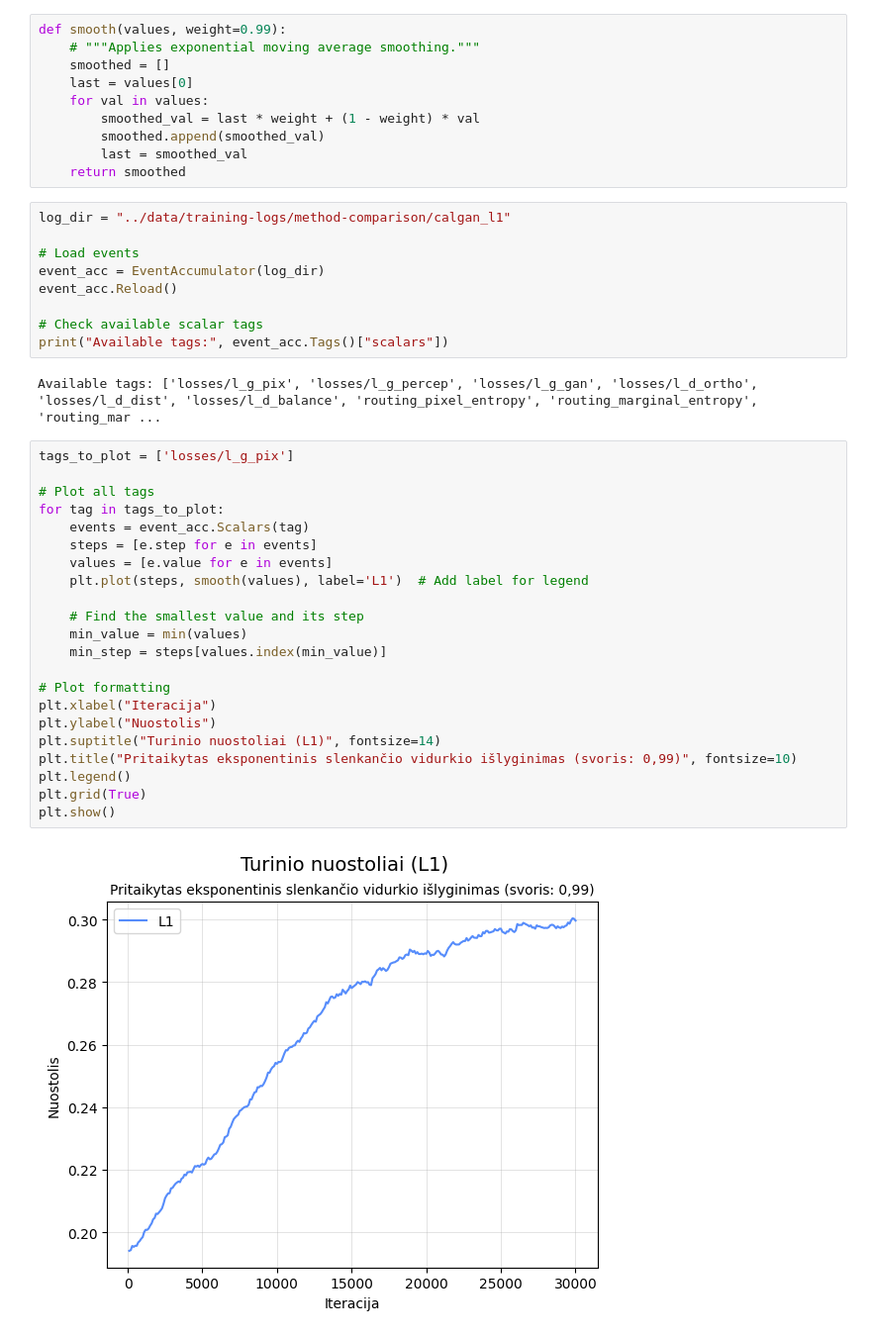
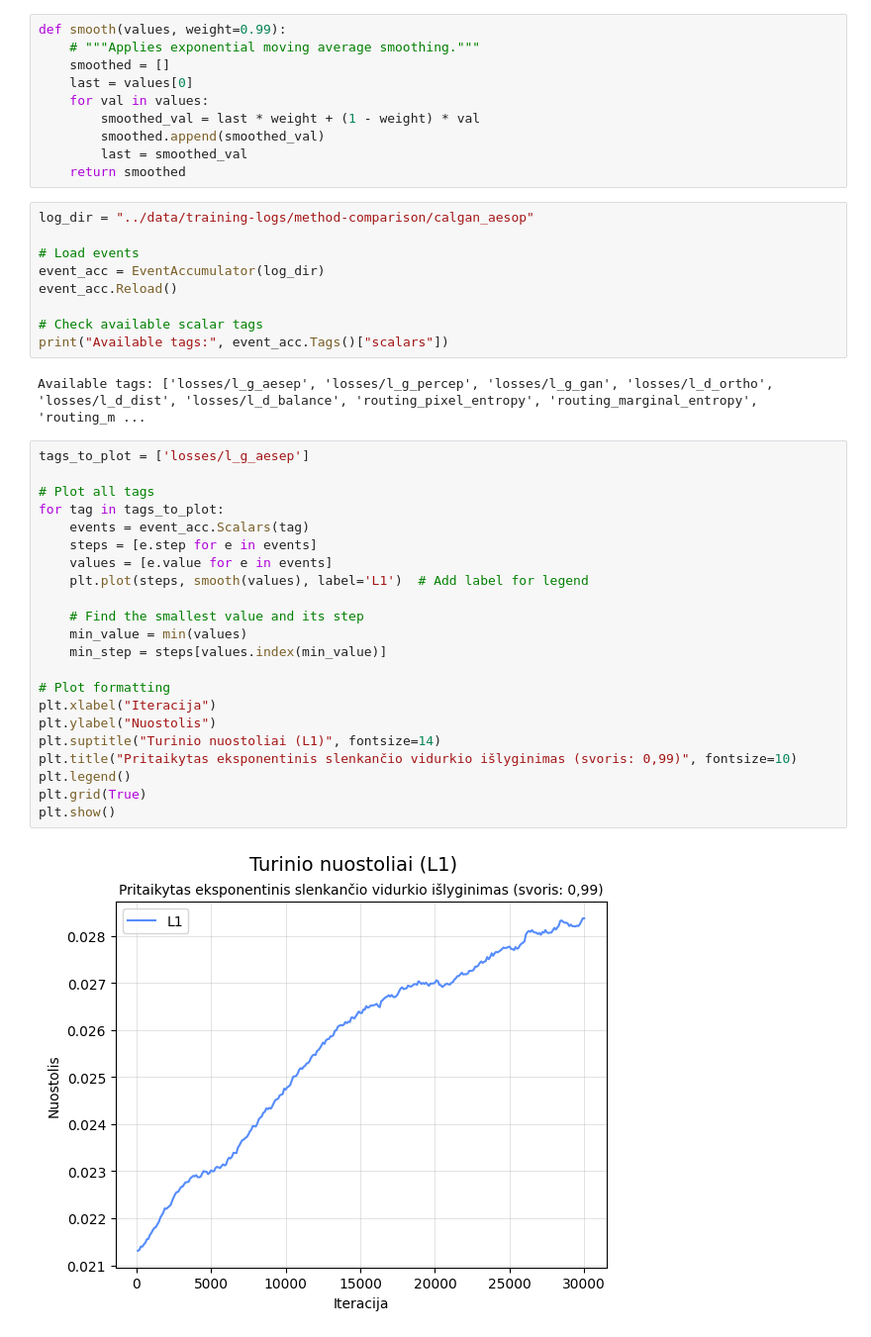
Before and after one commit to mgrybe/vdu-baigiamasis, a Jupyter notebook: notebooks/training_plots.ipynb, the cells around one changed output. Shown at 99% size. Saved outputs shown, nothing was run; the diff lists cells and outputs as text.

```diff
--- a/notebooks/training_plots.ipynb
+++ b/notebooks/training_plots.ipynb
@@ -13,7 +13,7 @@ def smooth(values, weight=0.99):
         last = smoothed_val
     return smoothed
 # %%
-log_dir = "../data/training-logs/method-comparison/calgan_l1"
+log_dir = "../data/training-logs/method-comparison/calgan_aesop"
 
 # Load events
 event_acc = EventAccumulator(log_dir)
@@ -22,31 +22,31 @@ event_acc.Reload()
 # Check available scalar tags
 print("Available tags:", event_acc.Tags()["scalars"])
 # %% [output]
-Available tags: ['losses/l_g_pix', 'losses/l_g_percep', 'losses/l_g_gan', 'losses/l_d_ortho', 'losses/l_d_dist', 'losses/l_d_balance', 'routing_pixel_entropy', 'routing_marginal_entropy', 'routing_mar ...
+Available tags: ['losses/l_g_aesep', 'losses/l_g_percep', 'losses/l_g_gan', 'losses/l_d_ortho', 'losses/l_d_dist', 'losses/l_d_balance', 'routing_pixel_entropy', 'routing_marginal_entropy', 'routing_m ...
 # %%
-tags_to_plot = ['losses/l_g_pix']
+tags_to_plot = ['losses/l_g_aesep']
 
 # Plot all tags
 for tag in tags_to_plot:
     events = event_acc.Scalars(tag)
     steps = [e.step for e in events]
     values = [e.value for e in events]
     plt.plot(steps, smooth(values), label='L1')  # Add label for legend
 
     # Find the smallest value and its step
     min_value = min(values)
     min_step = steps[values.index(min_value)]
 
 # Plot formatting
 plt.xlabel("Iteracija")
 plt.ylabel("Nuostolis")
 plt.suptitle("Turinio nuostoliai (L1)", fontsize=14)
 plt.title("Pritaikytas eksponentinis slenkančio vidurkio išlyginimas (svoris: 0,99)", fontsize=10)
 plt.legend()
 plt.grid(True)
 plt.show()
 # %% [output]
-[figure, old version]
+[figure, new version]
 # %%
 tags_to_plot = ['losses/l_g_percep']
 
```
Also changed, not shown: parts of 2 cells of this notebook, 2 other files.
